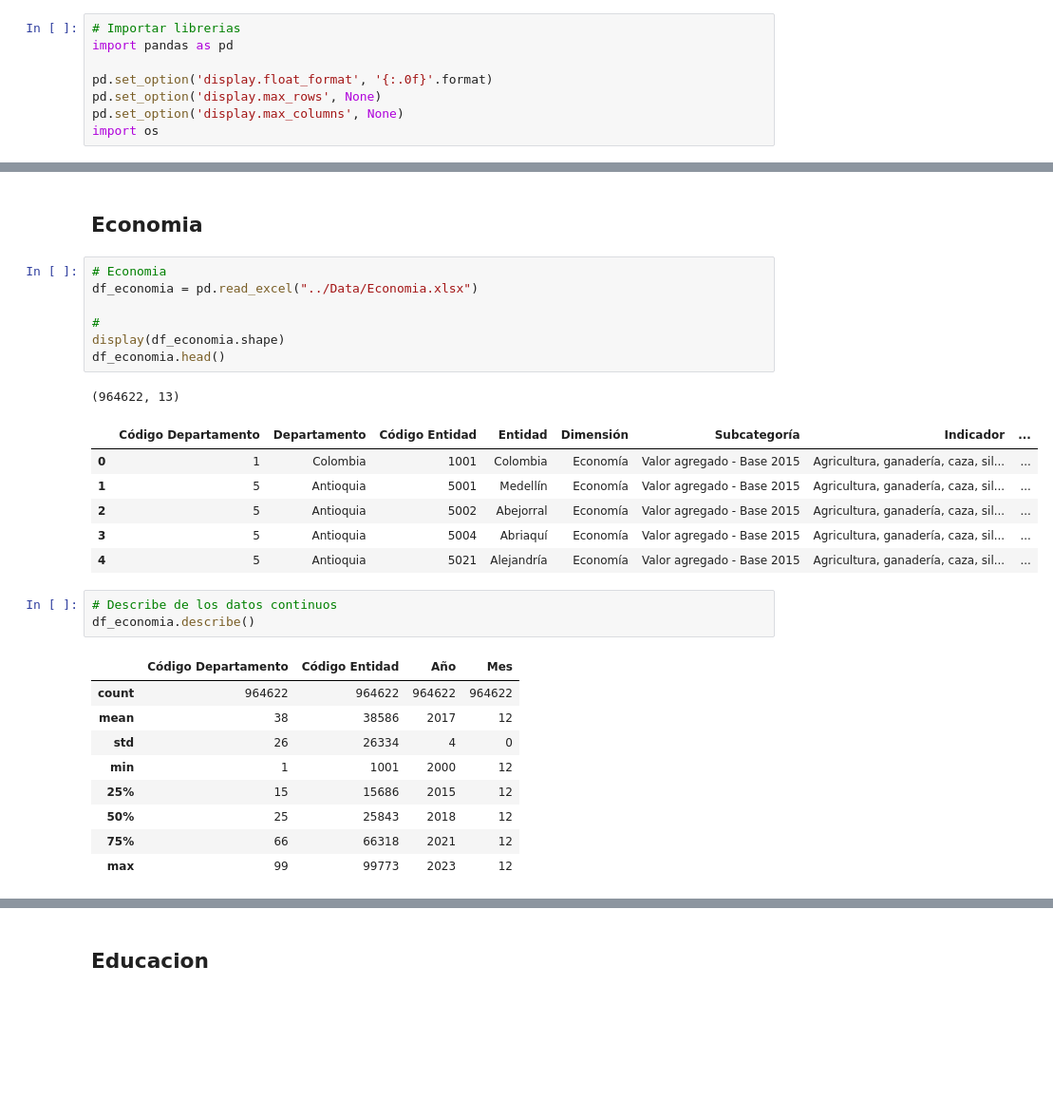
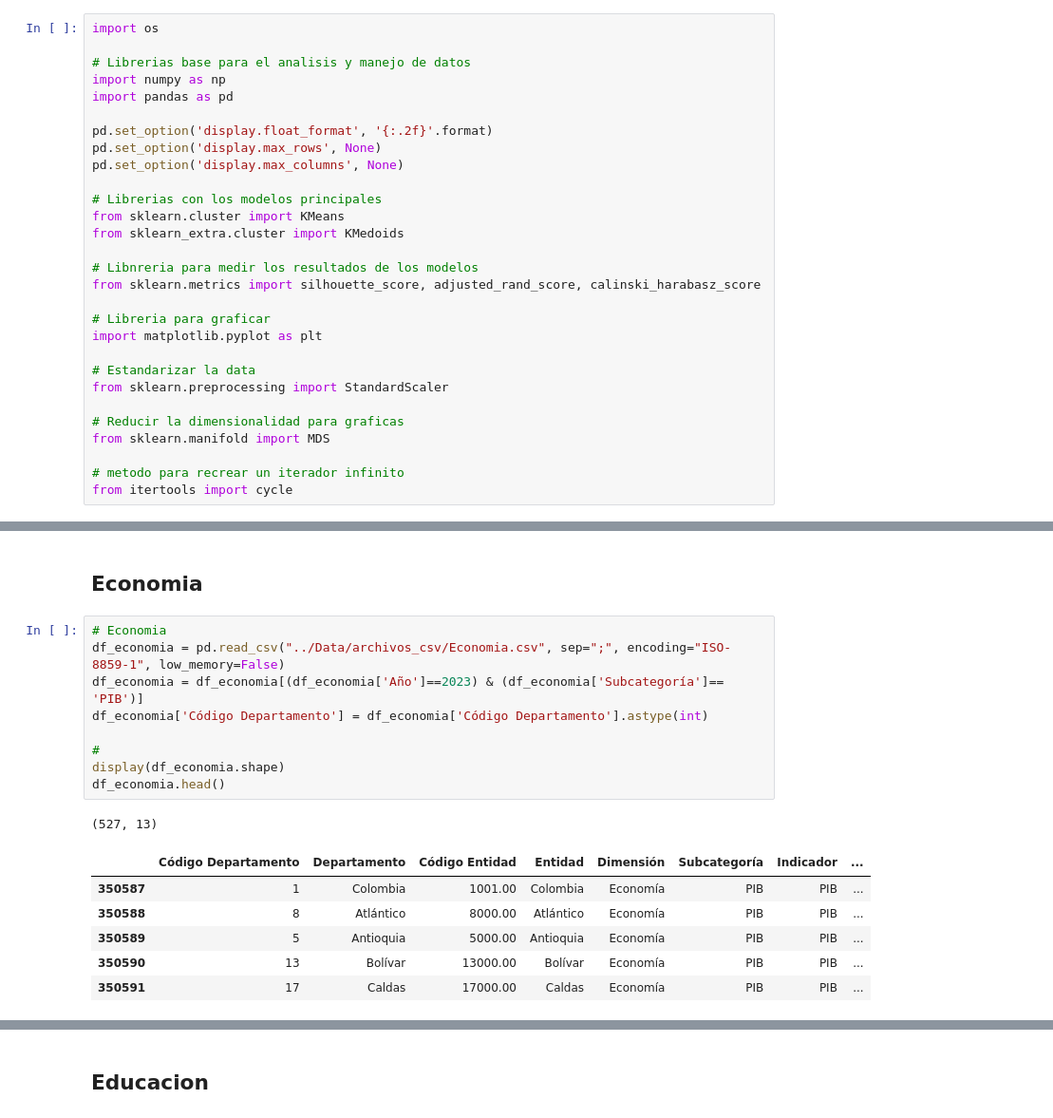
Before and after one commit to Crismaro19/ProyectoGerenciaProyectosAnaliticos, a Jupyter notebook: Codigo/analisis.ipynb, the cells around one changed output, grey strips where cells are left out. Shown at 95% size. Cells and saved outputs as stored; diff of their text form; blank space fills up the shorter version.

```diff
--- a/Codigo/analisis.ipynb
+++ b/Codigo/analisis.ipynb
@@ -1,8 +3,29 @@
 # %%
-# Importar librerias
+import os
+
+# Librerias base para el analisis y manejo de datos
+import numpy as np
 import pandas as pd
 
-pd.set_option('display.float_format', '{:.0f}'.format)
+pd.set_option('display.float_format', '{:.2f}'.format)
 pd.set_option('display.max_rows', None)
 pd.set_option('display.max_columns', None)
-import os
+
+# Librerias con los modelos principales
+from sklearn.cluster import KMeans
+from sklearn_extra.cluster import KMedoids
+
+# Libnreria para medir los resultados de los modelos
+from sklearn.metrics import silhouette_score, adjusted_rand_score, calinski_harabasz_score
+
+# Libreria para graficar
+import matplotlib.pyplot as plt
+
+# Estandarizar la data
+from sklearn.preprocessing import StandardScaler
+
+# Reducir la dimensionalidad para graficas
+from sklearn.manifold import MDS
+
+# metodo para recrear un iterador infinito
+from itertools import cycle
@@ -76,29 +184,18 @@ df_finanzas[(df_finanzas['Año'] == 2000) ].pivot(
 ## Economia
 # %%
 # Economia
-df_economia = pd.read_excel("../Data/Economia.xlsx")
+df_economia = pd.read_csv("../Data/archivos_csv/Economia.csv", sep=";", encoding="ISO-8859-1", low_memory=False)
+df_economia = df_economia[(df_economia['Año']==2023) & (df_economia['Subcategoría']== 'PIB')]
+df_economia['Código Departamento'] = df_economia['Código Departamento'].astype(int)
 
 #
 display(df_economia.shape)
 df_economia.head()
 # %% [output]
-(964622, 13)
+(527, 13)
 |  | Código Departamento | Departamento | Código Entidad | Entidad | Dimensión | Subcategoría | Indicador | ... |
-| 0 | 1 | Colombia | 1001 | Colombia | Economía | Valor agregado - Base 2015 | Agricultura, ganadería, caza, sil... | ... |
-| 1 | 5 | Antioquia | 5001 | Medellín | Economía | Valor agregado - Base 2015 | Agricultura, ganadería, caza, sil... | ... |
-| 2 | 5 | Antioquia | 5002 | Abejorral | Economía | Valor agregado - Base 2015 | Agricultura, ganadería, caza, sil... | ... |
-| 3 | 5 | Antioquia | 5004 | Abriaquí | Economía | Valor agregado - Base 2015 | Agricultura, ganadería, caza, sil... | ... |
-| 4 | 5 | Antioquia | 5021 | Alejandría | Economía | Valor agregado - Base 2015 | Agricultura, ganadería, caza, sil... | ... |
+| 350587 | 1 | Colombia | 1001.00 | Colombia | Economía | PIB | PIB | ... |
+| 350588 | 8 | Atlántico | 8000.00 | Atlántico | Economía | PIB | PIB | ... |
+| 350589 | 5 | Antioquia | 5000.00 | Antioquia | Economía | PIB | PIB | ... |
+| 350590 | 13 | Bolívar | 13000.00 | Bolívar | Economía | PIB | PIB | ... |
+| 350591 | 17 | Caldas | 17000.00 | Caldas | Economía | PIB | PIB | ... |
-# %%
-# Describe de los datos continuos
-df_economia.describe()
-# %% [output]
-|  | Código Departamento | Código Entidad | Año | Mes |
-| count | 964622 | 964622 | 964622 | 964622 |
-| mean | 38 | 38586 | 2017 | 12 |
-| std | 26 | 26334 | 4 | 0 |
-| min | 1 | 1001 | 2000 | 12 |
-| 25% | 15 | 15686 | 2015 | 12 |
-| 50% | 25 | 25843 | 2018 | 12 |
-| 75% | 66 | 66318 | 2021 | 12 |
-| max | 99 | 99773 | 2023 | 12 |
```
Also changed, not shown: parts of 150 cells of this notebook, 23 other files.
